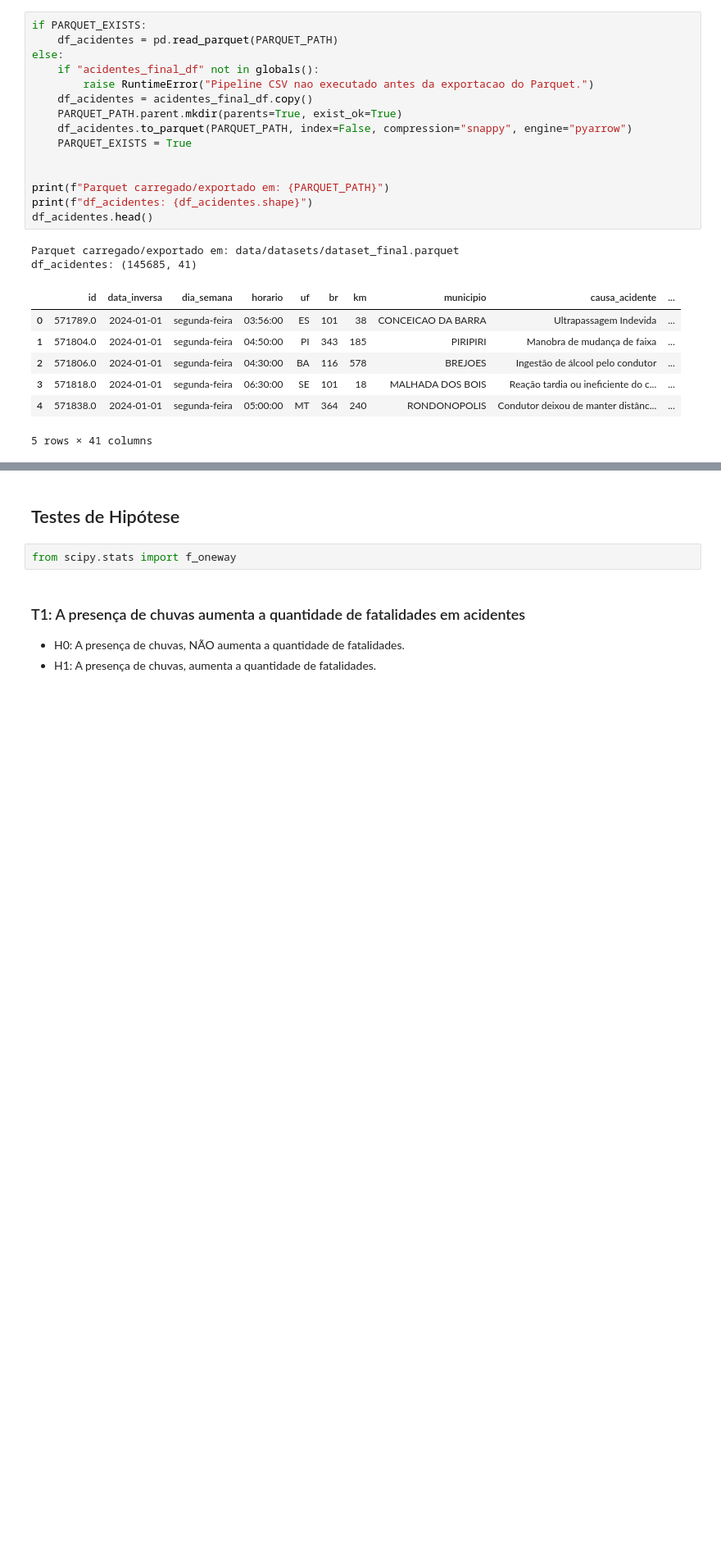
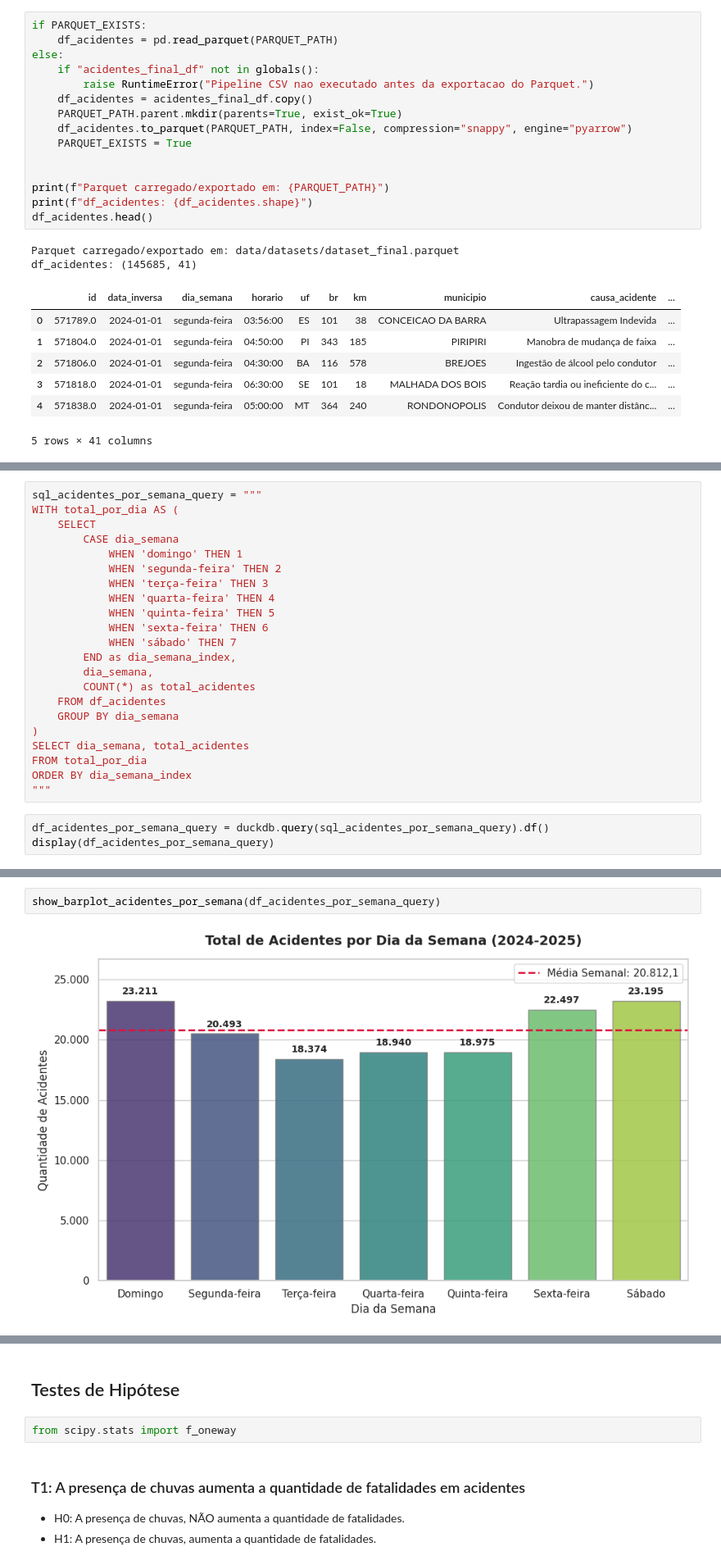
Before and after one commit to afmireski/trabalho_final_ciencia_de_dados, a Jupyter notebook: trabalho_final_afmireski.ipynb, the cells around one changed output, grey strips where cells are left out. Shown at 82% size. Saved outputs shown, nothing was run; the diff lists cells and outputs as text; blank space fills up the shorter version.

Commit message:
feat(queries) - Adicionada as 5+ queries e interepretação de suas visualizações

```diff
--- a/trabalho_final_afmireski.ipynb
+++ b/trabalho_final_afmireski.ipynb
@@ -1375,0 +1512,25 @@ df_acidentes: (145685, 41)
+# %%
+sql_acidentes_por_semana_query = """
+WITH total_por_dia AS (
+    SELECT
+        CASE dia_semana
+            WHEN 'domingo' THEN 1
+            WHEN 'segunda-feira' THEN 2
+            WHEN 'terça-feira' THEN 3
+            WHEN 'quarta-feira' THEN 4
+            WHEN 'quinta-feira' THEN 5
+            WHEN 'sexta-feira' THEN 6
+            WHEN 'sábado' THEN 7
+        END as dia_semana_index,
+        dia_semana,
+        COUNT(*) as total_acidentes
+    FROM df_acidentes
+    GROUP BY dia_semana
+)
+SELECT dia_semana, total_acidentes
+FROM total_por_dia
+ORDER BY dia_semana_index
+"""
+# %%
+df_acidentes_por_semana_query = duckdb.query(sql_acidentes_por_semana_query).df()
+display(df_acidentes_por_semana_query)
@@ -1375,0 +1600,4 @@ df_acidentes: (145685, 41)
+# %%
+show_barplot_acidentes_por_semana(df_acidentes_por_semana_query)
+# %% [output]
+[figure, added]
```
Also changed, not shown: parts of 44 cells of this notebook, 1 other file.
